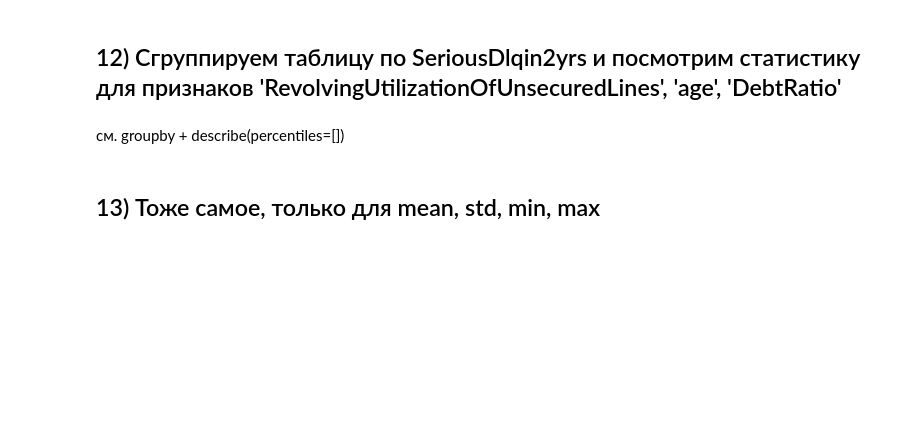
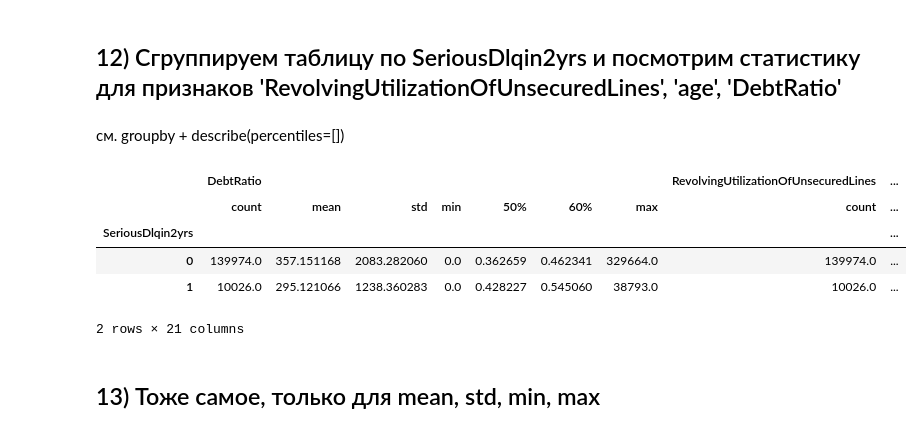
Before and after one commit to axreldable/tech_ml_intro, a Jupyter notebook: lesson_1/basic/3_dataset-emp.ipynb, the cells around one changed output. Saved outputs shown, nothing was run; the diff lists cells and outputs as text; code cells hidden in the pictures; blank space fills up the shorter version.

```diff
--- a/lesson_1/basic/3_dataset-emp.ipynb
+++ b/lesson_1/basic/3_dataset-emp.ipynb
@@ -156,6 +208,15 @@ TypeError: pivot_table() got multiple values for argument 'values'
 ## 12) Сгруппируем таблицу по SeriousDlqin2yrs и посмотрим статистику для признаков 'RevolvingUtilizationOfUnsecuredLines', 'age', 'DebtRatio'
 # %% [markdown]
 см. groupby + describe(percentiles=[])
+# %%
+df[['SeriousDlqin2yrs', 'RevolvingUtilizationOfUnsecuredLines', 'age', 'DebtRatio']].groupby('SeriousDlqin2yrs').describe(percentiles=[.6])
+# %% [output]
+|  | DebtRatio |  |  |  |  |  |  | RevolvingUtilizationOfUnsecuredLines | ... |
+|  | count | mean | std | min | 50% | 60% | max | count | ... |
+| SeriousDlqin2yrs |  |  |  |  |  |  |  |  | ... |
+| 0 | 139974.0 | 357.151168 | 2083.282060 | 0.0 | 0.362659 | 0.462341 | 329664.0 | 139974.0 | ... |
+| 1 | 10026.0 | 295.121066 | 1238.360283 | 0.0 | 0.428227 | 0.545060 | 38793.0 | 10026.0 | ... |
+2 rows × 21 columns
 # %% [markdown]
 ## 13) Тоже самое, только для mean, std, min, max
 # %% [markdown]
```
Also changed, not shown: parts of 8 cells of this notebook, 1 other file.
